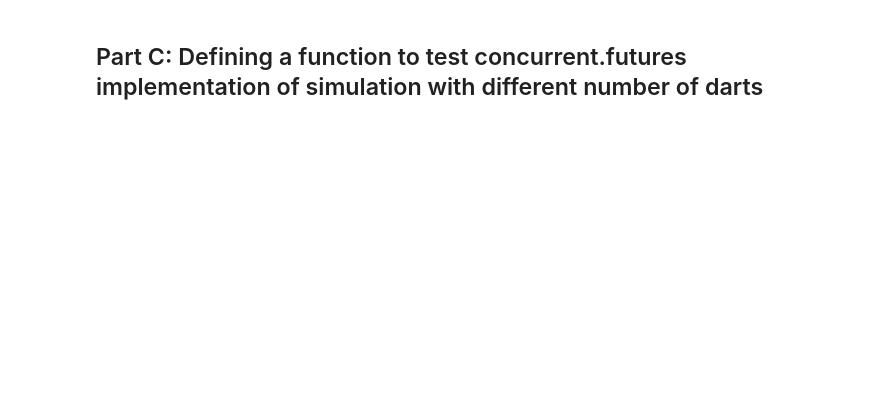
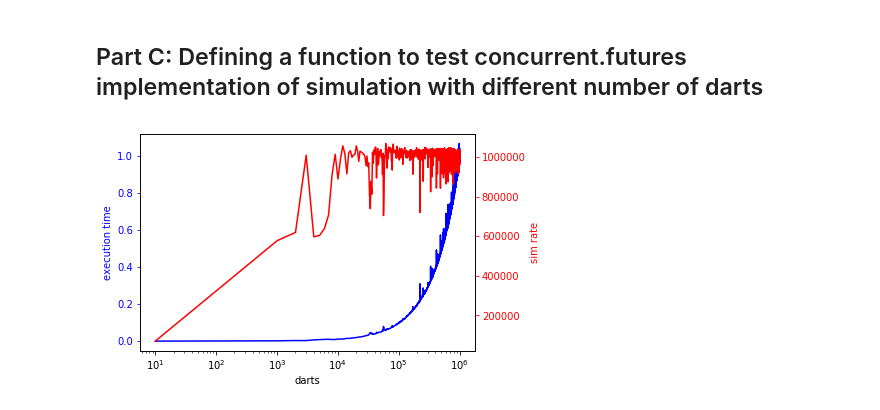
Before and after one commit to ckgrosch/groschner-python-ay250-homework, a Jupyter notebook: hw_4/Homework4.ipynb, the cells around one changed output. Drawn from its saved outputs; the diff is of its cells as text; code cells hidden in the pictures; blank space fills up the shorter version.

```diff
--- a/hw_4/Homework4.ipynb
+++ b/hw_4/Homework4.ipynb
@@ -63,0 +64,34 @@ def cofut_test(number_of_darts,sampling):
+# %%
+from concurrent.futures import ProcessPoolExecutor
+e = ProcessPoolExecutor(2)
+
+def cofut_test(number_of_darts,sampling):
+#     while (number_of_darts-10)%sampling != 0:
+#         sampling += 1
+    darts = np.linspace(10,number_of_darts,sampling, dtype=int).tolist()
+    execution_time = []
+    sim_rate = []
+    for numdarts in darts:
+        future = e.submit(pi_sim,numdarts)
+        _,t,s, _ = future.result()
+        execution_time.append(t)
+        sim_rate.append(s)
+
+    return darts,execution_time, sim_rate
+# %%
+e = ProcessPoolExecutor(2)
+dc, dt, ds = cofut_test(1000000,500)
+# %%
+fig, ax1 = plt.subplots()
+ax1.semilogx(dc, dt, 'b-')
+ax1.set_xlabel('darts')
+# Make the y-axis label, ticks and tick labels match the line color.
+ax1.set_ylabel('execution time', color='b')
+ax1.tick_params('y', colors='b')
+
+ax2 = ax1.twinx()
+ax2.semilogx(dc, ds, 'r')
+ax2.set_ylabel('sim rate', color='r')
+ax2.tick_params('y', colors='r')
+# %% [output]
+[figure, added]
```
Also changed, not shown: parts of 5 cells of this notebook.
